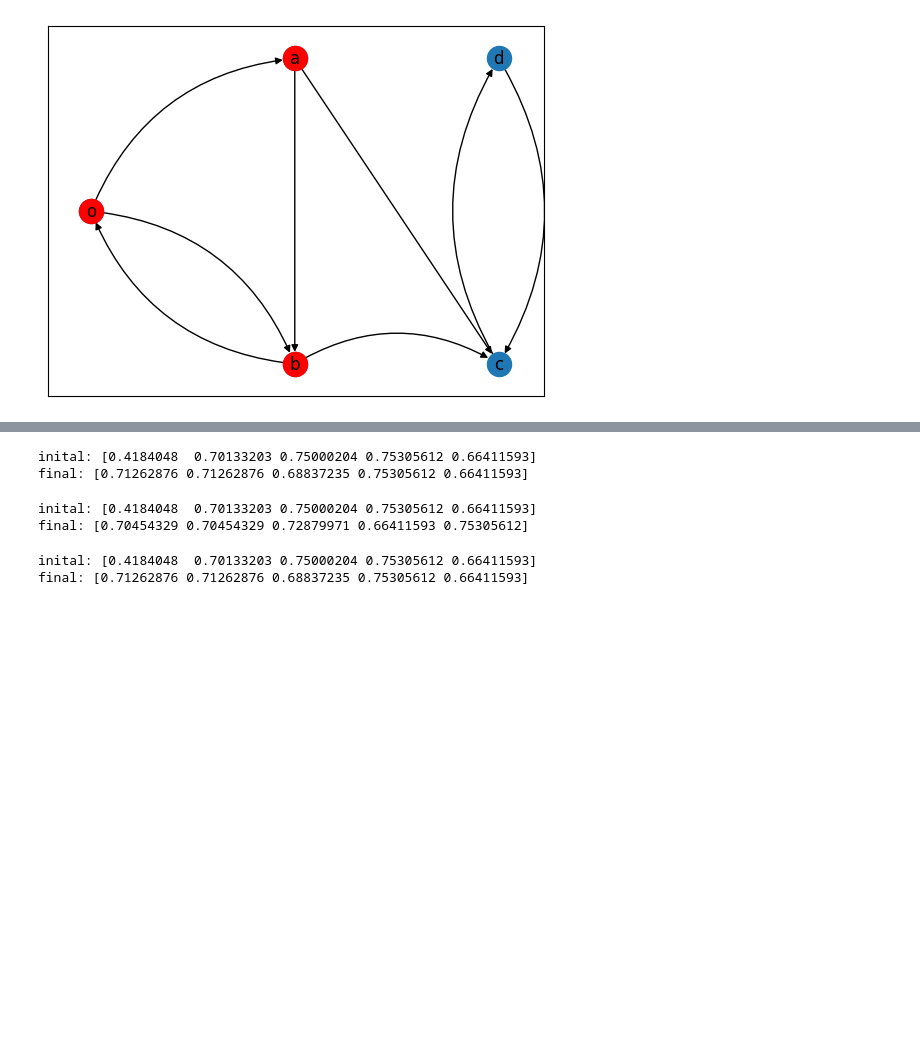
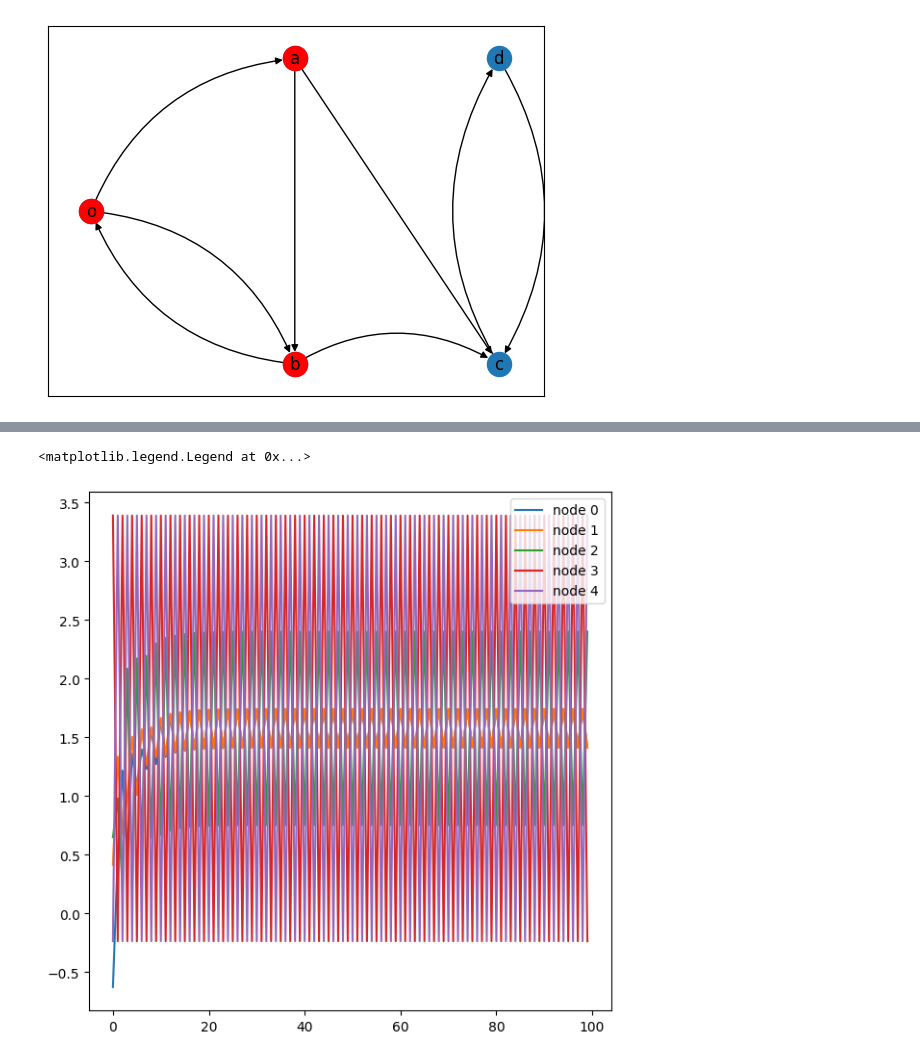
Before and after one commit to trietngo712/Network-Dynamics-and-Learning, a Jupyter notebook: HW2/Ex1.ipynb, the cells around one changed output, grey strips where cells are left out. Saved outputs shown, nothing was run; the diff lists cells and outputs as text; code cells hidden in the pictures; blank space fills up the shorter version.

```diff
--- a/HW2/Ex1.ipynb
+++ b/HW2/Ex1.ipynb
@@ -348,36 +346,20 @@ x_initial = np.random.random(size = 5)
-# %%
-print(f'inital: {x_initial}')
-
-x = x_initial
-
-for i in range(100):
-    x = P_new @ x
-
-print(f'final: {x}')
-# %% [output]
-inital: [0.4184048  0.70133203 0.75000204 0.75305612 0.66411593]
-final: [0.71262876 0.71262876 0.68837235 0.75305612 0.66411593]
-# %%
-print(f'inital: {x_initial}')
-
-x = x_initial
-
-for i in range(101):
-    x = P_new @ x
-
-print(f'final: {x}')
-# %% [output]
-inital: [0.4184048  0.70133203 0.75000204 0.75305612 0.66411593]
-final: [0.70454329 0.70454329 0.72879971 0.66411593 0.75305612]
-# %%
-print(f'inital: {x_initial}')
-
-x = x_initial
-
-for i in range(102):
-    x = P_new @ x
-
-print(f'final: {x}')
-# %% [output]
-inital: [0.4184048  0.70133203 0.75000204 0.75305612 0.66411593]
-final: [0.71262876 0.71262876 0.68837235 0.75305612 0.66411593]
+# %%
+input = generate_x0()
+x = np.zeros((n_nodes,n_iter))
+x[:,0] = input
+
+for t in range(1,n_iter):
+    x[:,t] = P_new @ x[:,t-1]
+
+
+fig = plt.figure(1, figsize=(7,7))
+ax = plt.subplot(111)
+
+for node in range(n_nodes):
+    trajectory = x[node,:]
+    ax.plot(trajectory, label='node {0:d}'.format(node))
+
+ax.legend()
+# %% [output]
+<matplotlib.legend.Legend at 0x...>
+[figure, added]
```
Also changed, not shown: parts of 8 cells of this notebook, 57 other files.
